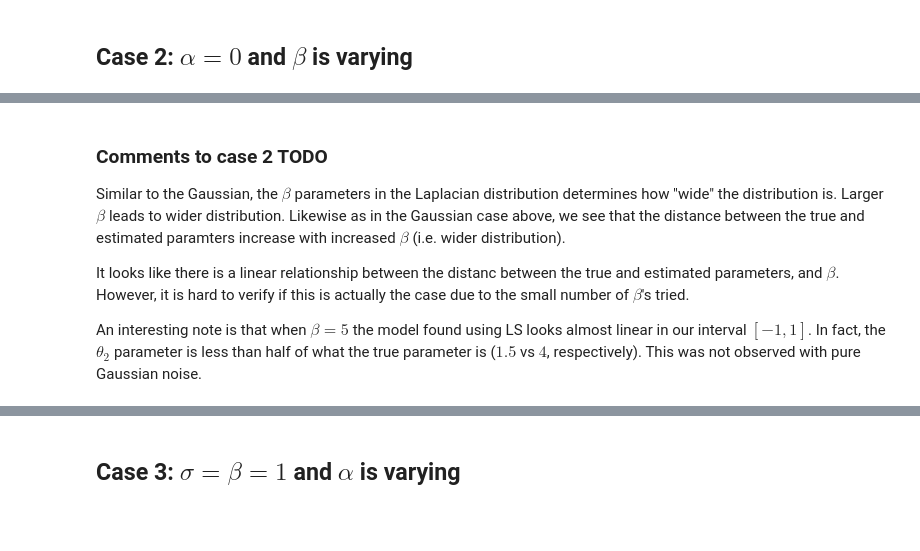
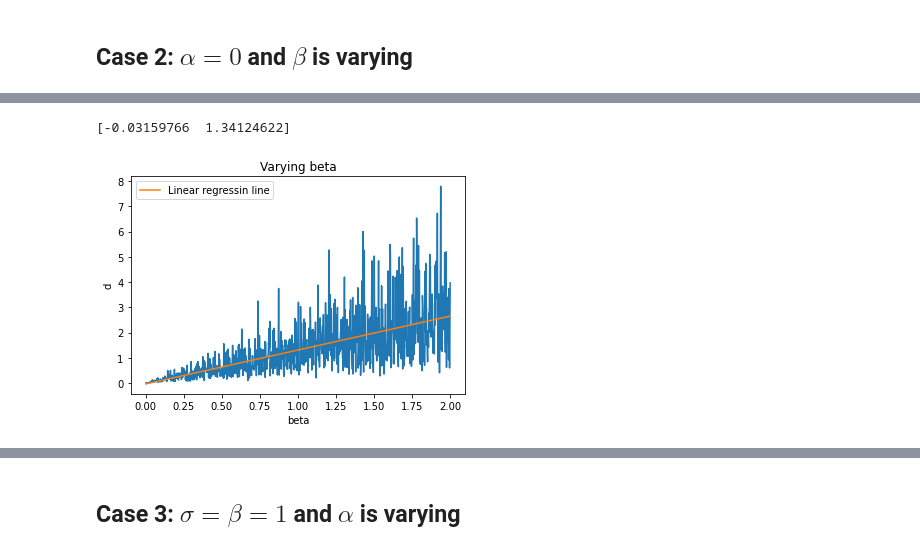
Before and after one commit to eirikff/TTK4260-Multivariat-datamodellering, a Jupyter notebook: 1-assignment/assignment1.ipynb, the cells around one changed output, grey strips where cells are left out. Cells and saved outputs as stored; diff of their text form; code cells hidden in the pictures; blank space fills up the shorter version.

```diff
--- a/1-assignment/assignment1.ipynb
+++ b/1-assignment/assignment1.ipynb
@@ -271,9 +237,9 @@ alpha = 0
 
 # Add noise to the generated data points - thus simulating measurement
 ls_data = []
-for beta in [0.2, 0.5, 1, 2, 5]:
-    np.random.seed(0)
-    noise = generate_noise(N, magnitude, alpha, None, LaplaceParams(0, beta))
+beta_max = 2
+for beta in np.linspace(0, beta_max, 1000):
+    noise = generate_noise(N, magnitude, alpha, None, LaplaceParams(0, beta), seed=None)
     y = y_true + noise
 
     ls_params = least_square(u, y, n_params)
@@ -321,8 +248,22 @@ Euclidean distance d for different betas:
-# %% [markdown]
-### Comments to case 2 TODO
-
-Similar to the Gaussian, the $\beta$ parameters in the Laplacian distribution determines how "wide" the distribution is. Larger $\beta$ leads to wider distribution. Likewise as in the Gaussian case above, we see that the distance between the true and estimated paramters increase with increased $\beta$ (i.e. wider distribution).
-
-It looks like there is a linear relationship between the distanc between the true and estimated parameters, and $\beta$. However, it is hard to verify if this is actually the case due to the small number of $\beta$'s tried.
-
-An interesting note is that when $\beta = 5$ the model found using LS looks almost linear in our interval $[-1, 1]$. In fact, the $\theta_2$ parameter is less than half of what the true parameter is ($1.5$ vs $4$, respectively). This was not observed with pure Gaussian noise.
+# %%
+# Plot
+betas, ds = [], []
+for beta, params, y, d in ls_data:
+    betas.append(beta)
+    ds.append(d)
+
+betas = np.array(betas)
+lin_reg_line = least_square(betas, np.array(ds), 2)
+print(lin_reg_line)
+
+plt.figure()
+plt.plot(betas, ds)
+plt.plot(betas, arbitrary_poly(lin_reg_line)(betas), label="Linear regressin line")
+plt.xlabel("beta")
+plt.ylabel("d")
+plt.title("Varying beta")
+plt.legend()
+plt.show()
+# %% [output]
+[-0.03159766  1.34124622]
+[figure, added]
```
Also changed, not shown: parts of 19 cells of this notebook, 1 other file.
